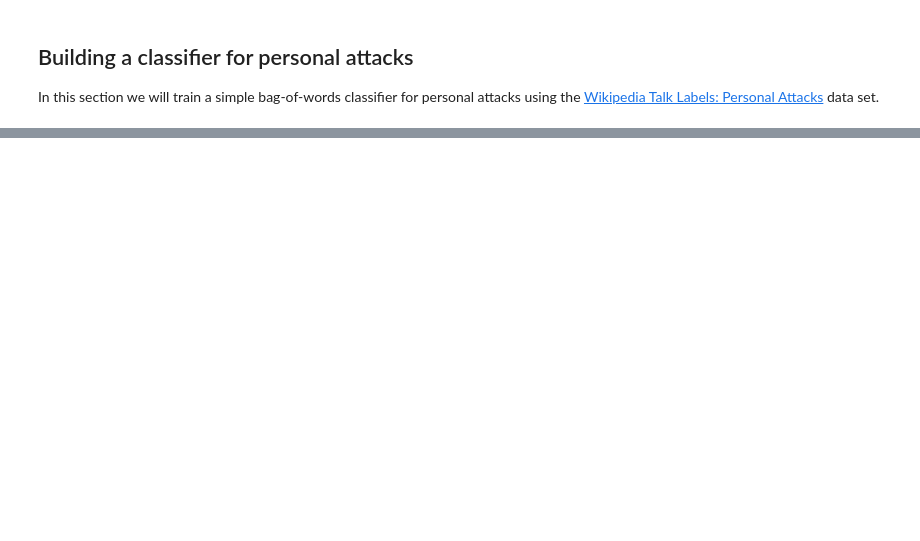
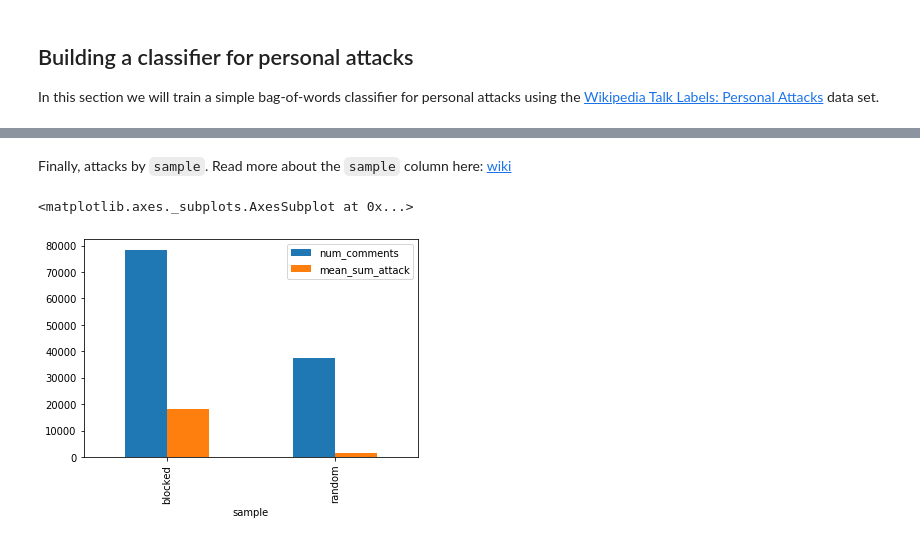
Before and after one commit to eldss-classwork/wiki-comment-classifier, a Jupyter notebook: WikipediaTalkDataGettingStarted.ipynb, the cells around one changed output, grey strips where cells are left out. Saved outputs shown, nothing was run; the diff lists cells and outputs as text; code cells hidden in the pictures; blank space fills up the shorter version.

```diff
--- a/WikipediaTalkDataGettingStarted.ipynb
+++ b/WikipediaTalkDataGettingStarted.ipynb
@@ -43,0 +179,14 @@ len(annotations['rev_id'].unique())
+# %% [markdown]
+Finally, attacks by `sample`. Read more about the `sample` column here: [wiki](https://meta.wikimedia.org/wiki/Research:Detox/Data_Release)
+# %%
+# Get data
+comments_per_sample = joined.groupby('sample')['comment'].count()
+attacks_per_sample = joined.groupby('sample')['attack'].sum()
+# Combine data
+sample = pd.concat([comments_per_sample, attacks_per_sample], axis=1)
+sample = sample.rename(columns={'comment': 'num_comments', 'attack': 'mean_sum_attack'})
+# Plot
+sample.plot(kind='bar')
+# %% [output]
+<matplotlib.axes._subplots.AxesSubplot at 0x...>
+[figure, added]
```
Also changed, not shown: parts of 42 cells of this notebook.
